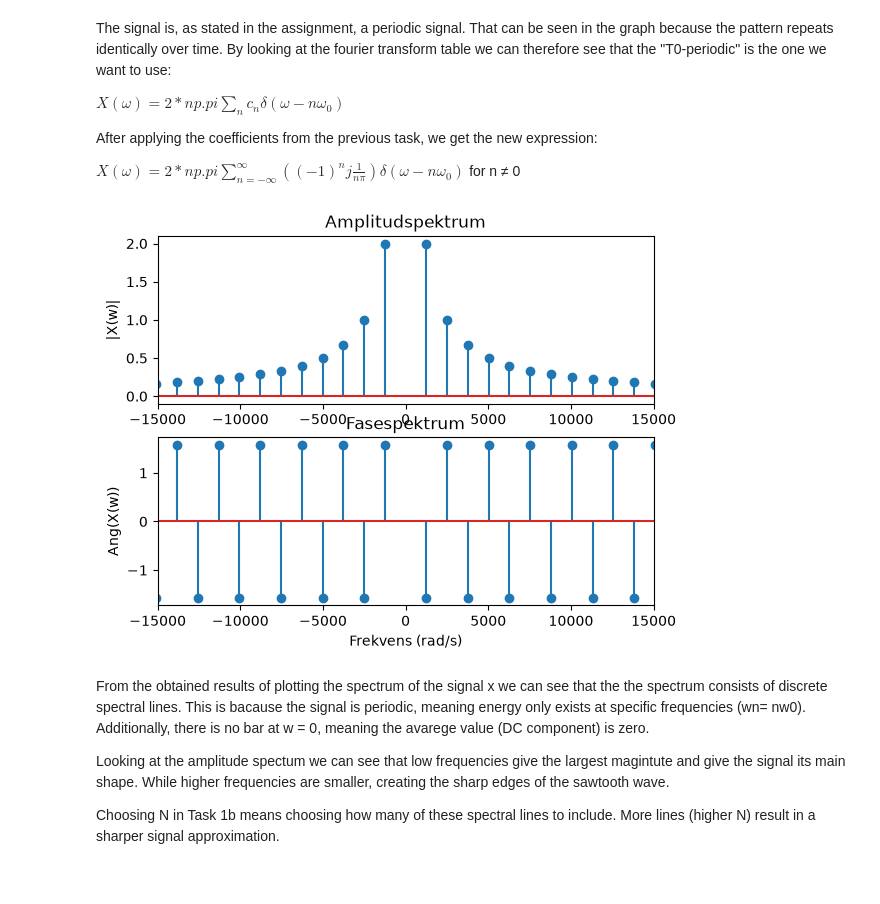
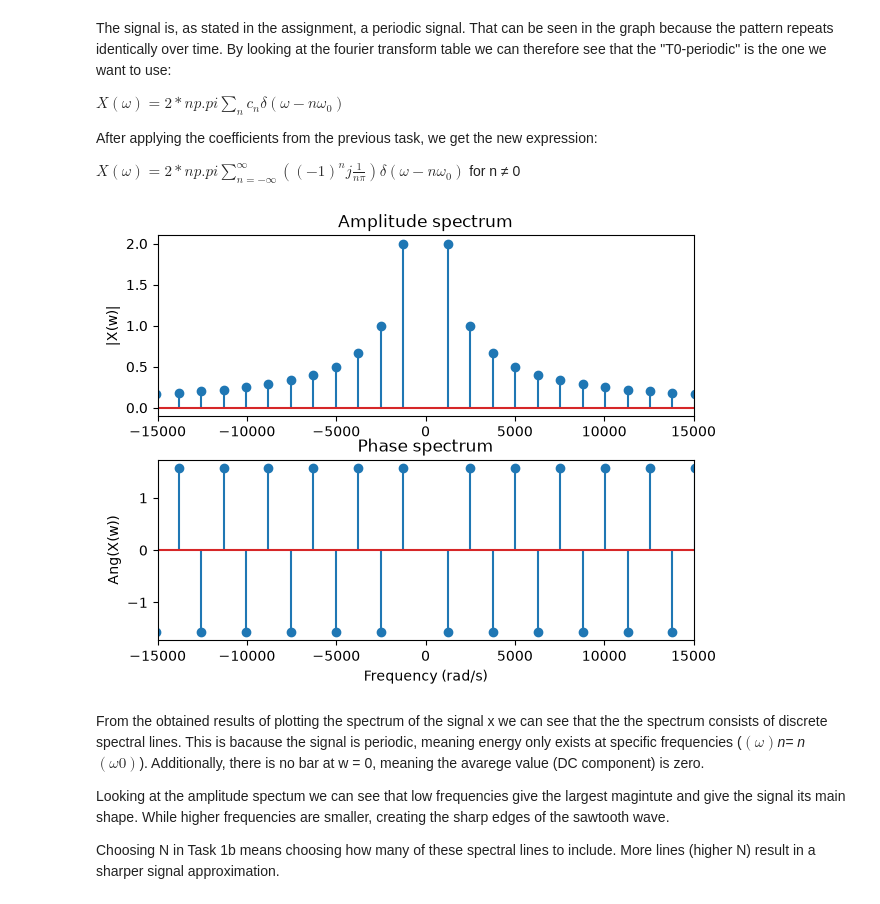
Before and after one commit to Mawi2342/LTI-system, a Jupyter notebook: Assignment2/assignment2.ipynb, the cells around one changed output. Drawn from its saved outputs; the diff is of its cells as text; code cells hidden in the pictures.

```diff
--- a/Assignment2/assignment2.ipynb
+++ b/Assignment2/assignment2.ipynb
@@ -87,33 +87,34 @@ $X(\omega ) = 2*np.pi\sum_{n=-\infty}^{\infty} \left( (-1)^n j \frac{1}{n\pi} \r
 # %%
 import numpy as np
 import matplotlib.pyplot as plt
 
 M = 100
 n = np.arange( -M, M + 1, 1)
 w = (2*np.pi)/0.005
 
 wn = n * w
 Xn = 2 * np.pi * ((-1.0)**n) * 1j * (1 /(n * np.pi))
 #Xn[n == 0] = 0
 
 fig, ax = plt.subplots(2, 1)
 # Plot magnitude spectrum
 ax[0].stem(wn, np.abs(Xn))
 ax[0].set_xlim([-15e3, 15e3])
-ax[0].set_title("Amplitudspektrum")
+ax[0].set_title("Amplitude spectrum")
 ax[0].set_ylabel("|X(w)|")
+plt.tight_layout()
 # Plot phase spectrum
 ax[1].stem(wn, np.angle(Xn))
 ax[1].set_xlim([-15e3, 15e3])
-ax[1].set_title("Fasespektrum")
+ax[1].set_title("Phase spectrum")
 ax[1].set_ylabel("Ang(X(w))")
-ax[1].set_xlabel("Frekvens (rad/s)")
+ax[1].set_xlabel("Frequency (rad/s)")
 
 plt.show()
 # %% [output]
-[figure, old version]
+[figure, new version]
 # %% [markdown]
-From the obtained results of plotting the spectrum of the signal x we can see that the the spectrum consists of discrete spectral lines.  This is bacause the signal is periodic, meaning energy only exists at specific frequencies (wn= nw0). Additionally, there is no bar at w = 0, meaning the avarege value (DC component) is zero.
+From the obtained results of plotting the spectrum of the signal x we can see that the the spectrum consists of discrete spectral lines.  This is bacause the signal is periodic, meaning energy only exists at specific frequencies ($(\omega)$*n= n*$(\omega0)$). Additionally, there is no bar at w = 0, meaning the avarege value (DC component) is zero.
 
 Looking at the amplitude spectum we can see that low frequencies give the largest magintute and give the signal its main shape. While higher frequencies are smaller, creating the sharp edges of the sawtooth wave.
 
```
Also changed, not shown: parts of 5 cells of this notebook.
